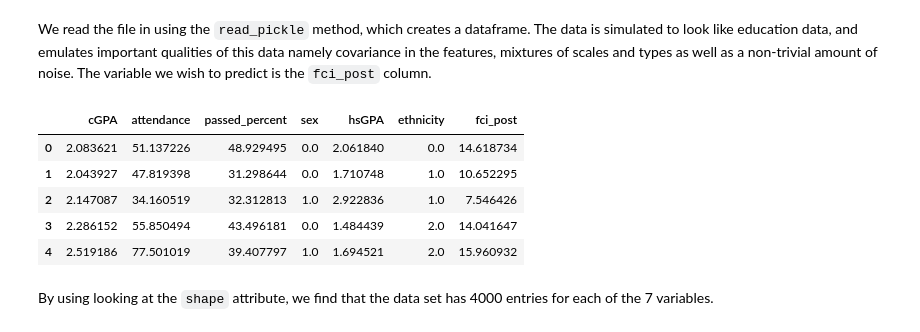
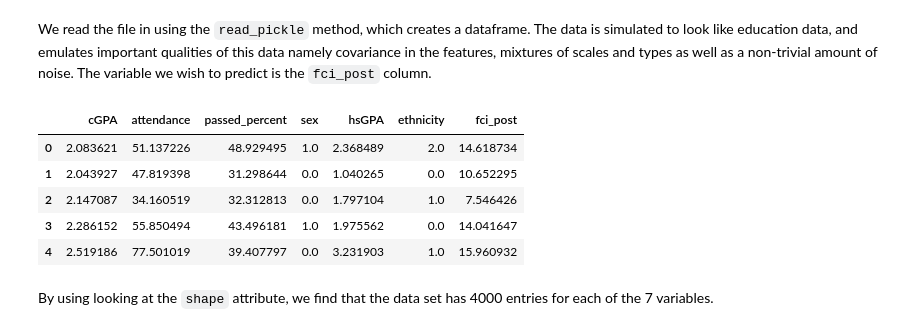
Before and after one commit to learningmachineslab/tutorials, a Jupyter notebook: exploring-data/data_exploration_tutorial_w_solutions.ipynb, the cells around one changed output. Drawn from its saved outputs; the diff is of its cells as text; code cells hidden in the pictures.

```diff
--- a/exploring-data/data_exploration_tutorial_w_solutions.ipynb
+++ b/exploring-data/data_exploration_tutorial_w_solutions.ipynb
@@ -40,15 +40,16 @@ import numpy as np
 # %% [markdown]
 We read the file in using the `read_pickle` method, which creates a dataframe. The data is simulated to look like education data, and emulates important qualities of this data namely covariance in the features, mixtures of scales and types as well as a non-trivial amount of noise. The variable we wish to predict is the `fci_post` column.
 # %%
-df = pd.read_pickle('data/regression_data.pkl')
+# df = pd.read_pickle('data/regression_data.pkl')
+df = pd.read_csv('data/regression_data.csv')
 df.head()
 # %% [output]
 |  | cGPA | attendance | passed_percent | sex | hsGPA | ethnicity | fci_post |
-| 0 | 2.083621 | 51.137226 | 48.929495 | 0.0 | 2.061840 | 0.0 | 14.618734 |
-| 1 | 2.043927 | 47.819398 | 31.298644 | 0.0 | 1.710748 | 1.0 | 10.652295 |
-| 2 | 2.147087 | 34.160519 | 32.312813 | 1.0 | 2.922836 | 1.0 | 7.546426 |
-| 3 | 2.286152 | 55.850494 | 43.496181 | 0.0 | 1.484439 | 2.0 | 14.041647 |
-| 4 | 2.519186 | 77.501019 | 39.407797 | 1.0 | 1.694521 | 2.0 | 15.960932 |
+| 0 | 2.083621 | 51.137226 | 48.929495 | 1.0 | 2.368489 | 2.0 | 14.618734 |
+| 1 | 2.043927 | 47.819398 | 31.298644 | 0.0 | 1.040265 | 0.0 | 10.652295 |
+| 2 | 2.147087 | 34.160519 | 32.312813 | 0.0 | 1.797104 | 1.0 | 7.546426 |
+| 3 | 2.286152 | 55.850494 | 43.496181 | 1.0 | 1.975562 | 0.0 | 14.041647 |
+| 4 | 2.519186 | 77.501019 | 39.407797 | 0.0 | 3.231903 | 1.0 | 15.960932 |
 # %% [markdown]
 By using looking at the `shape` attribute, we find that the data set has 4000 entries for each of the 7 variables.
 # %%
```
Also changed, not shown: parts of 8 cells of this notebook, 3 other files.
